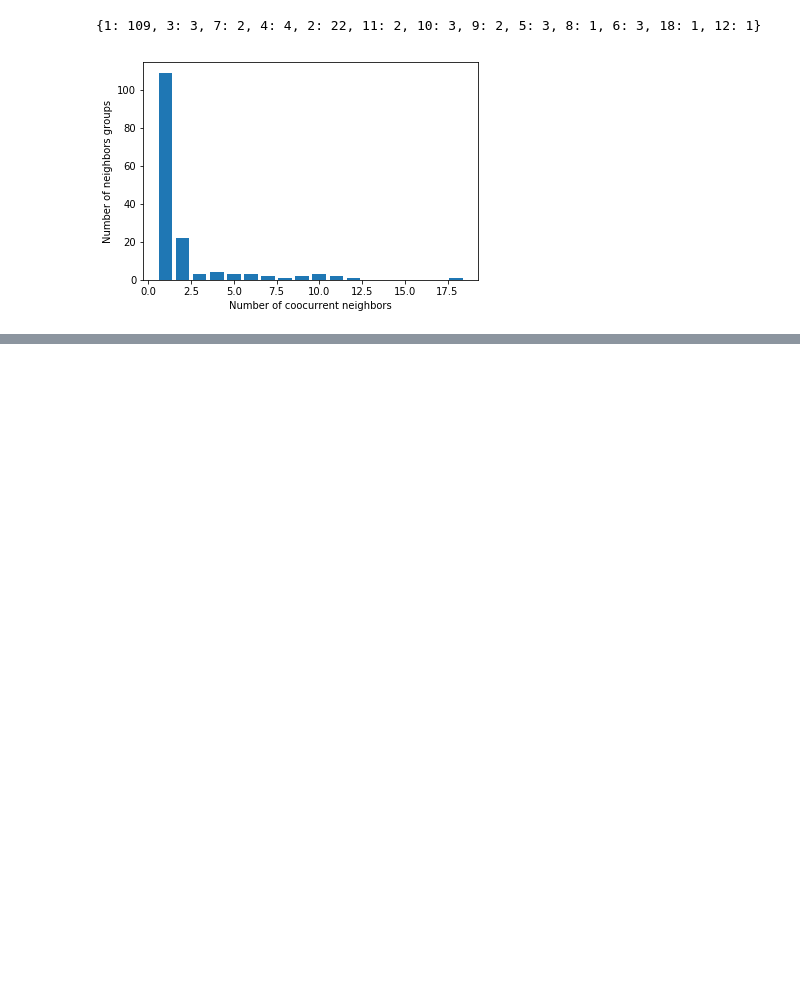
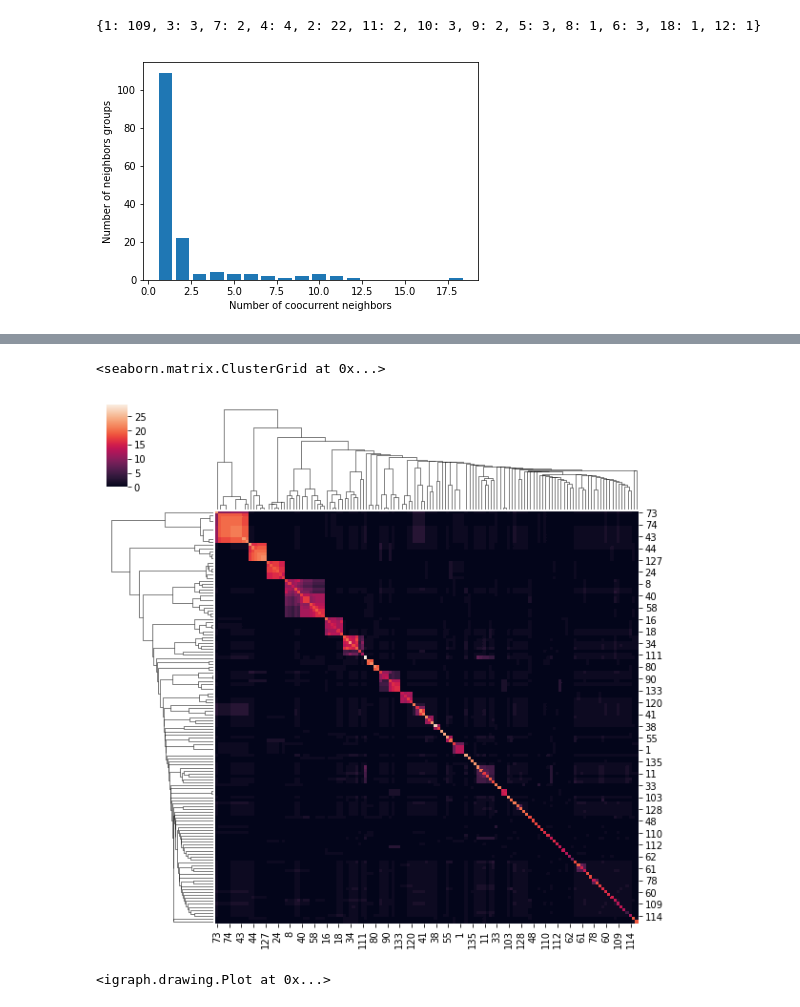
Before and after one commit to MMSB-MOBI/NOX_analysis, a Jupyter notebook: notebook/Neighborhood_analysis.ipynb, the cells around one changed output, grey strips where cells are left out. Cells and saved outputs as stored; diff of their text form; code cells hidden in the pictures; blank space fills up the shorter version.

```diff
--- a/notebook/Neighborhood_analysis.ipynb
+++ b/notebook/Neighborhood_analysis.ipynb
@@ -391,0 +441,5 @@ plt.savefig("/Users/chilpert/Work/NOX_visu/coocurrent_neighbors.pdf",format="pdf
+# %%
+sns.clustermap(common_neighbors_matrix)
+# %% [output]
+<seaborn.matrix.ClusterGrid at 0x...>
+[figure, added]
@@ -391,0 +454,4 @@ plt.savefig("/Users/chilpert/Work/NOX_visu/coocurrent_neighbors.pdf",format="pdf
+# %%
+plot(g,vertex_size=5,edge_size=1,vertex_label_size=8,vertex_label_dist=1.5,target="/Users/chilpert/Work/NOX_visu/neighborhoods10_graphs.pdf",margin=50)
+# %% [output]
+<igraph.drawing.Plot at 0x...>
```
Also changed, not shown: parts of 17 cells of this notebook.
